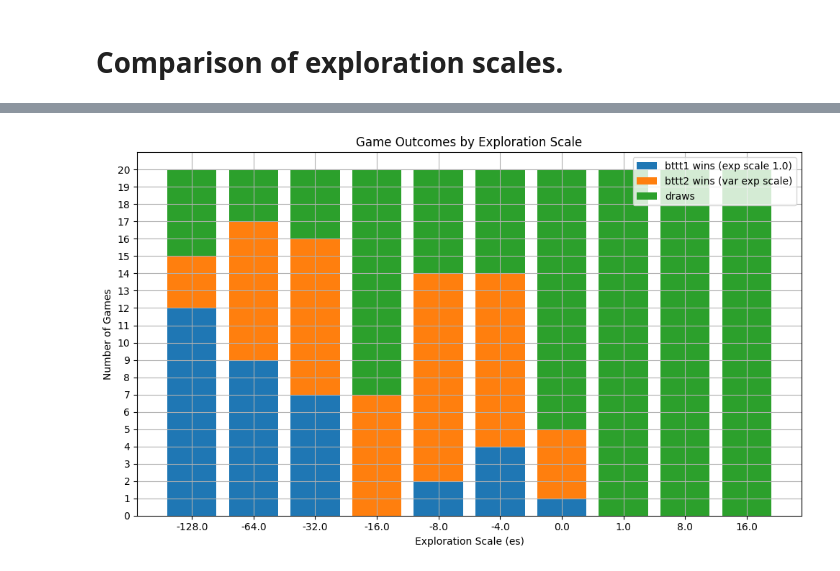
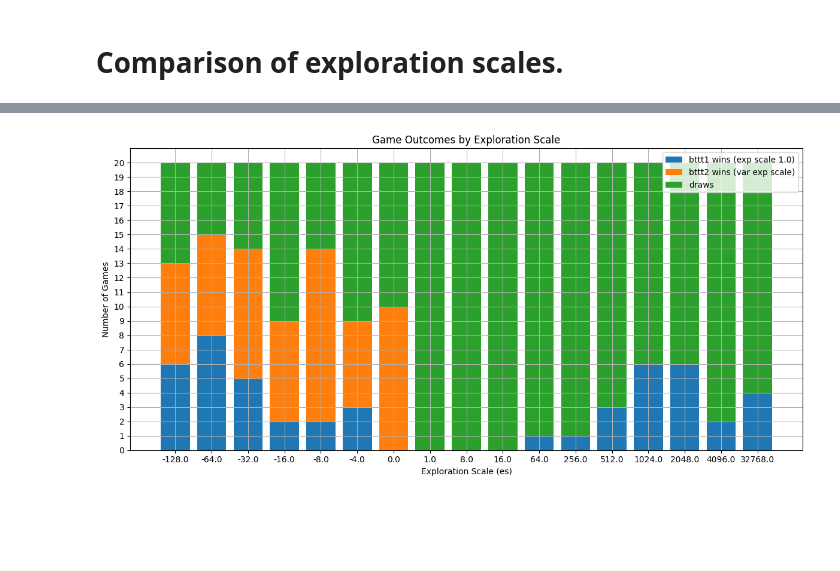
Before and after one commit to willayy/Design-Of-AI-Systems, a Jupyter notebook: module6group22/Lab6.ipynb, the cells around one changed output, grey strips where cells are left out. Cells and saved outputs as stored; diff of their text form; code cells hidden in the pictures; blank space fills up the shorter version.

```diff
--- a/module6group22/Lab6.ipynb
+++ b/module6group22/Lab6.ipynb
@@ -293,7 +293,7 @@ if play_game == "yes":
 # %% [markdown]
 # Comparison of exploration scales.
 # %%
-exp_scales = [-128.0, -64.0, -32.0, -16.0, -8.0, -4.0, 0.0, 1.0, 8.0, 16.0]
+exp_scales = [-128.0, -64.0, -32.0, -16.0, -8.0, -4.0, 0.0, 1.0, 8.0, 16.0, 64.0, 256.0, 512.0, 1024.0, 2048.0, 4096.0, 32768.0]
 rng = np.random.default_rng()
 nr_of_games = range(20)
 scores = {}
@@ -365,9 +360,11 @@ nparr = exploration_scale_df.to_numpy()
 bttt1_wins = nparr[0, :]
 bttt2_wins = nparr[1, :]
 draws = nparr[2,:]
+
 x = np.arange(len(exp_scales))
 # 2. Initialize the plot
-fig, ax = plt.subplots(figsize=(10, 6))
+fig, ax = plt.subplots(figsize=(12, 6))
+
 # 3. Create stacked bars
 # First layer: bttt1 wins
 ax.bar(x, bttt1_wins, label="bttt1 wins (exp scale 1.0)")
@@ -383,6 +380,7 @@ ax.set_yticks(range(len(nr_of_games) + 1))
 ax.set_xticks(x)
 ax.set_xticklabels(exp_scales)
 ax.legend()
+
 plt.grid()
 plt.tight_layout()
 plt.show()
@@ -394 +392 @@ plt.show()
-[figure, old version]
+[figure, new version]
```
Also changed, not shown: parts of 2 cells of this notebook.
